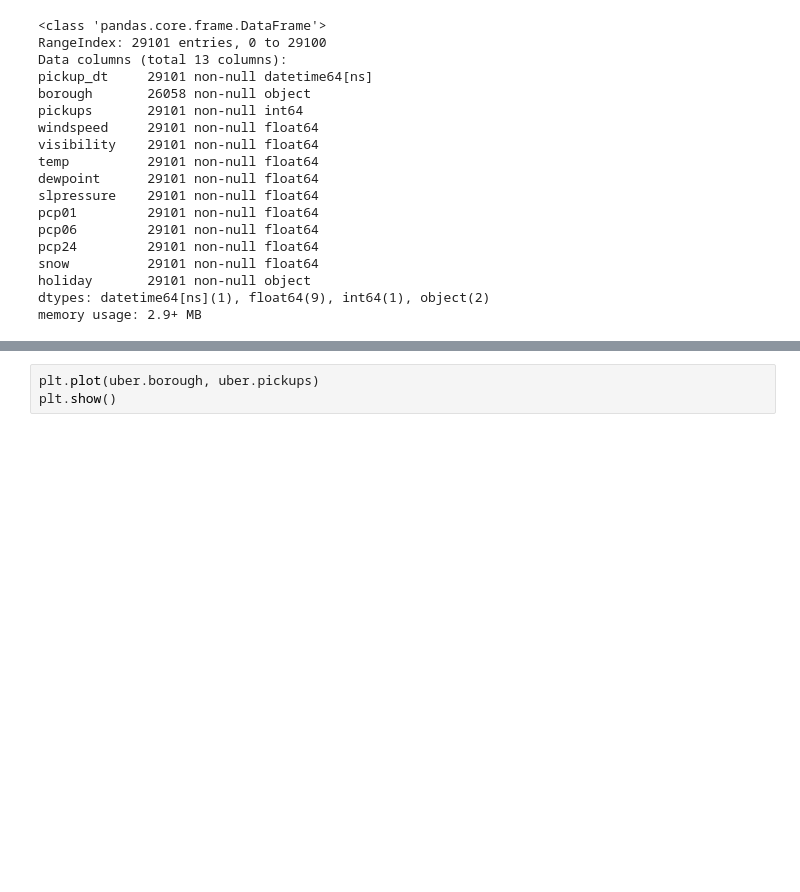
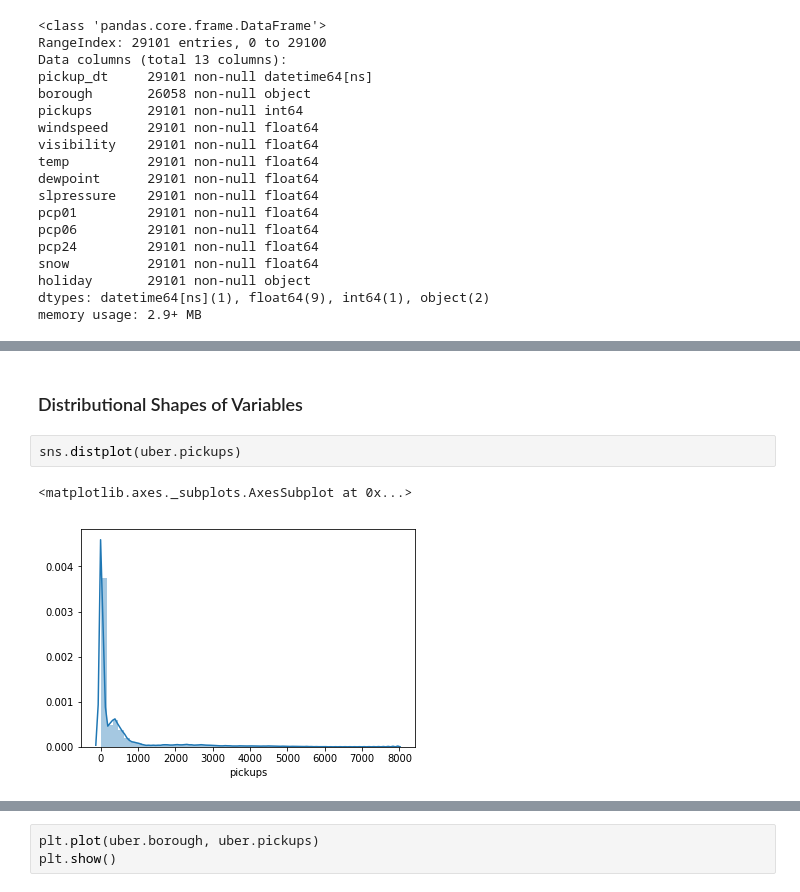
Before and after one commit to nephagra/STATS131_Final, a Jupyter notebook: final_report.ipynb, the cells around one changed output, grey strips where cells are left out. Saved outputs shown, nothing was run; the diff lists cells and outputs as text; blank space fills up the shorter version.

```diff
--- a/final_report.ipynb
+++ b/final_report.ipynb
@@ -149,0 +205,7 @@ manhattan = uber[uber.borough == "Manhattan"]
+# %% [markdown]
+### Distributional Shapes of Variables
+# %%
+sns.distplot(uber.pickups)
+# %% [output]
+<matplotlib.axes._subplots.AxesSubplot at 0x...>
+[figure, added]
```
Also changed, not shown: parts of 41 cells of this notebook.
